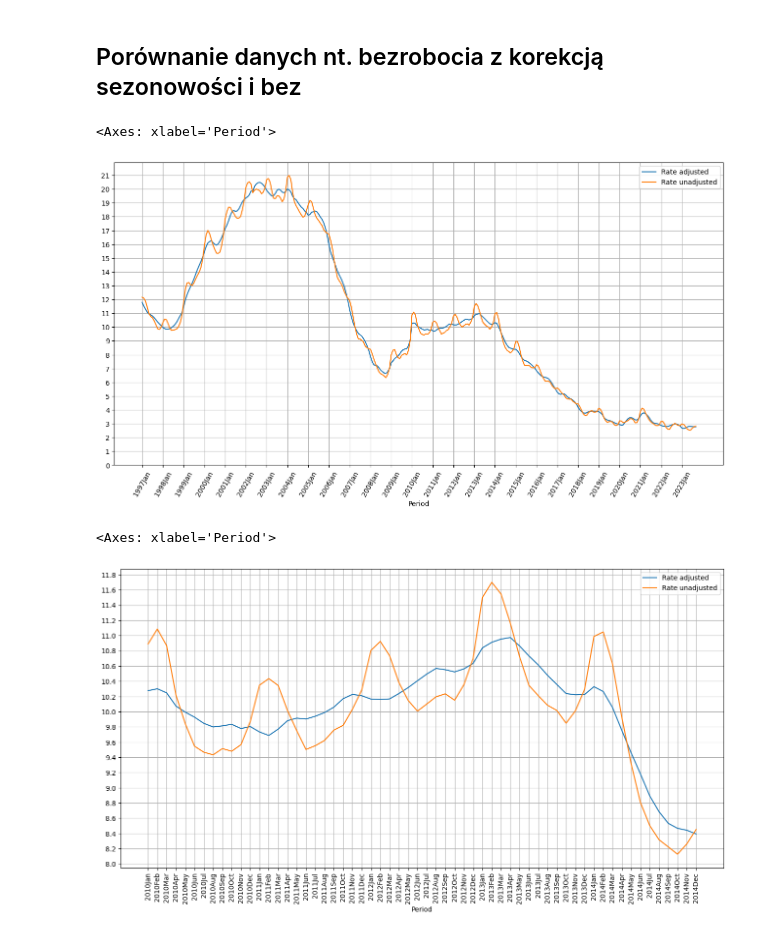
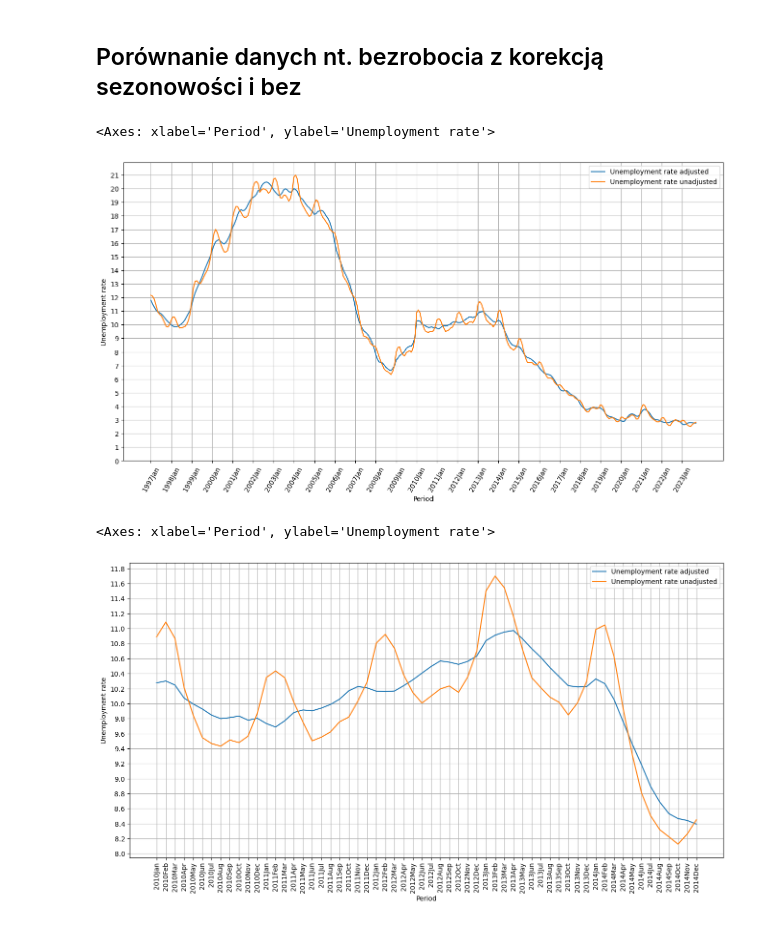
Before and after one commit to maksanm/SAD-project1, a Jupyter notebook: src/raport.ipynb, the cells around one changed output. Cells and saved outputs as stored; diff of their text form; code cells hidden in the pictures.

```diff
--- a/src/raport.ipynb
+++ b/src/raport.ipynb
@@ -14,28 +17,28 @@ Poland = DataLoader('../data/poland')
 # %%
 df_adjusted = Poland.unrate_adjusted_df.copy()
 df_unadjusted = Poland.unrate_unadjusted_df.copy()
 df = pd.DataFrame({
-    'Rate adjusted': df_adjusted['Rate'].tolist(),
-    'Rate unadjusted': df_unadjusted['Rate'].tolist()
+    'Unemployment rate adjusted': df_adjusted['Rate'].tolist(),
+    'Unemployment rate unadjusted': df_unadjusted['Rate'].tolist()
     }, index=df_adjusted['Period'])
 
 x_ticks = range(0, df_adjusted['Period'].count(), 12)
 y_ticks = range(0, int(max(df_unadjusted['Rate'])) + 2)
-df.plot(xticks=x_ticks, yticks=y_ticks, figsize=(16, 8), rot=60, grid=True)
+df.plot(xticks=x_ticks, yticks=y_ticks, figsize=(16, 8), rot=60, grid=True, ylabel="Unemployment rate")
 # %% [output]
-<Axes: xlabel='Period'>
+<Axes: xlabel='Period', ylabel='Unemployment rate'>
-[figure, old version]
+[figure, new version]
 # %%
 df_adjusted_period = df_adjusted[(df_adjusted['Date'] > dt.datetime(2010, 1, 1)) & (df_adjusted['Date'] < dt.datetime(2015, 1, 1))]
 df_unadjusted_period = df_unadjusted[(df_unadjusted['Date'] > dt.datetime(2010, 1, 1)) & (df_unadjusted['Date'] < dt.datetime(2015, 1, 1))]
 df = pd.DataFrame({
-    'Rate adjusted': df_adjusted_period['Rate'].tolist(),
-    'Rate unadjusted': df_unadjusted_period['Rate'].tolist()
+    'Unemployment rate adjusted': df_adjusted_period['Rate'].tolist(),
+    'Unemployment rate unadjusted': df_unadjusted_period['Rate'].tolist()
     }, index=df_adjusted_period['Period'])
 
 x_ticks = range(0, df_adjusted_period['Period'].count())
 y_ticks = np.arange(int(min(df_unadjusted_period['Rate'])), max(df_unadjusted_period['Rate']) + 0.2, 0.2)
-df.plot(xticks=x_ticks, yticks=y_ticks, figsize=(16, 8), rot=90, grid=True)
+df.plot(xticks=x_ticks, yticks=y_ticks, figsize=(16, 8), rot=90, grid=True, ylabel="Unemployment rate")
 # %% [output]
-<Axes: xlabel='Period'>
+<Axes: xlabel='Period', ylabel='Unemployment rate'>
-[figure, old version]
+[figure, new version]
```
Also changed, not shown: parts of 5 cells of this notebook, 4 other files.
